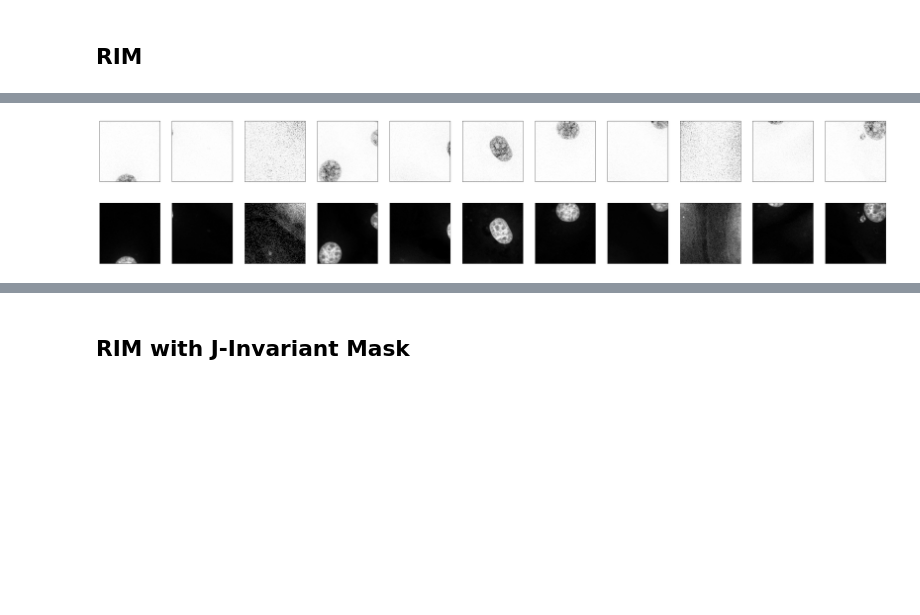
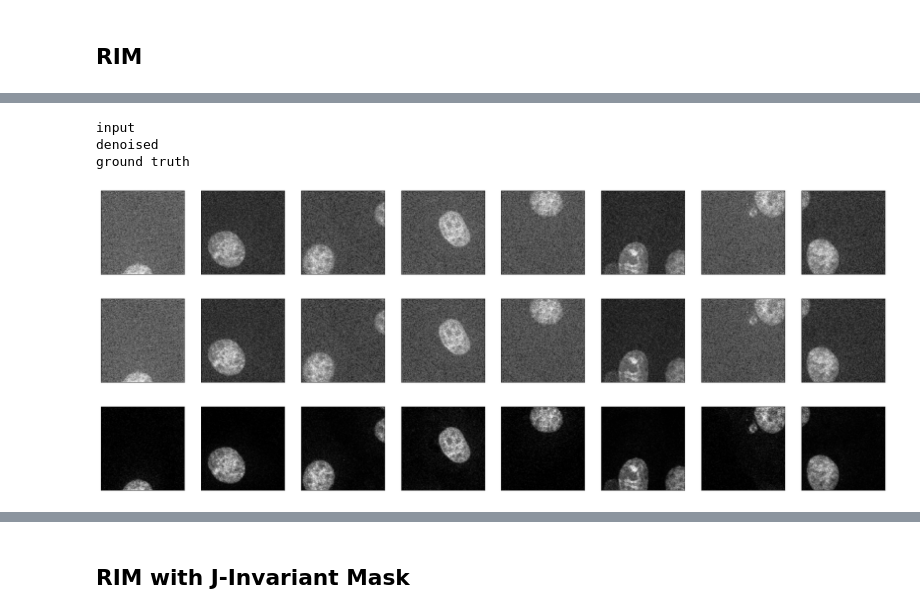
Before and after one commit to EmaadKhwaja/Deep-Learning-Denoising, a Jupyter notebook: Deep-Notebook.ipynb, the cells around one changed output, grey strips where cells are left out. Saved outputs shown, nothing was run; the diff lists cells and outputs as text; code cells hidden in the pictures; blank space fills up the shorter version.

Commit message:
fixed tensor multiplication
Updated

```diff
--- a/Deep-Notebook.ipynb
+++ b/Deep-Notebook.ipynb
@@ -60,7 +57,7 @@ newdataset = gtmatch(dataset1, dataset2, 50)
 batch_size=50
 from torch import randn
 def add_noise(img):
-    return img + randn(img.size())*0.01
+    return img + randn(img.size())*0.05
 
 class SyntheticNoiseDataset(Dataset):
     def __init__(self, data, mode='train'):
@@ -74,7 +71,7 @@ class SyntheticNoiseDataset(Dataset):
         img = self.data[index][0]
         return add_noise(img), img
 # %%
-#newdataset = SyntheticNoiseDataset(newdataset, 'train')
+newdataset = SyntheticNoiseDataset(newdataset, 'train')
 # %%
 from models.RIM import RIM
 from models.babyunet import BabyUnet
@@ -92,13 +89,13 @@ optimizer = Adam(model.parameters(), lr=0.001)
 from torch.utils.data.sampler import SequentialSampler
 validation_split = .2
 shuffle_dataset = False
-random_seed= 42
+random_seed = 42
 
 # Creating data indices for training and validation splits:
 dataset_size = len(newdataset)
 indices = list(range(dataset_size))
 split = int(np.floor(validation_split * dataset_size))
-if shuffle_dataset :
+if shuffle_dataset:
     np.random.seed(random_seed)
     np.random.shuffle(indices)
 train_indices, val_indices = indices[split:], indices[:split]
@@ -107,7 +104,8 @@ train_indices, val_indices = indices[split:], indices[:split]
 train_sampler = SequentialSampler(train_indices)
 valid_sampler = SequentialSampler(val_indices)
 
-train_loader = torch.utils.data.DataLoader(newdataset, batch_size=batch_size,sampler=train_sampler)
+train_loader = torch.utils.data.DataLoader(
+    newdataset, batch_size=batch_size, sampler=train_sampler)
 validation_loader = torch.utils.data.DataLoader(newdataset, batch_size=batch_size,
                                                 sampler=valid_sampler)
 # %% [markdown]
@@ -117,10 +115,10 @@ data_loader = train_loader
 
 losses = []
 val_losses = []
-clean_image_corr=[]
+clean_image_corr = []
 best_images = []
+noisy_input=[]
 best_val_loss = 1
-
 
 
 for i, batch in enumerate(data_loader):
@@ -131,11 +129,10 @@ for i, batch in enumerate(data_loader):
 
     net_input = noisy_images
 
-    if i==0:
+    if i == 0:
         st = torch.zeros(net_input.size())
 
-
-    net_output, st = model(net_input,st)
+    net_output, st = model(net_input, st)
 
     loss = loss_function(net_output, noisy_images)
 
@@ -148,22 +145,21 @@ for i, batch in enumerate(data_loader):
     losses.append(loss.item())
     model.eval()
 
-
     val_loss = loss_function(net_output, noisy_images)
 
     val_losses.append(val_loss.item())
-
-
 
     print("Loss (", i, "): \t", round(loss.item(), 4))
 
     if val_loss < best_val_loss:
         best_val_loss = val_loss
-        denoised=model(noisy_images,st)[1].detach()
+        denoised = model(noisy_images, st)[1].detach()
         denoised_arr = np.clip(denoised.numpy()[0, 0], 0, 1).astype(np.float64)
-        clean_comp=np.clip(clean_images.detach().cpu().numpy()[0, 0], 0, 1).astype(np.float64)
+        clean_comp = np.clip(clean_images.detach().cpu().numpy()[
+                             0, 0], 0, 1).astype(np.float64)
         best_psnr = compare_psnr(denoised_arr, clean_comp)
-        best_images.append(denoised*net_input)
+        noisy_input.append(net_input)
+        best_images.append(net_input*denoised)
         clean_image_corr.append(clean_images)
         print("\tModel PSNR: ", np.round(best_psnr, 2))
 # %% [output]
@@ -188,9 +184,17 @@ Loss ( 15 ):     0.0185
-# %%
-plot_tensors(best_images)
-plot_tensors(clean_image_corr)
-# %% [output]
-[figure, removed]
-[figure, removed]
+# %%
+print('input')
+plot_tensors(noisy_input)
+print('denoised')
+plot_tensors(best_images)
+print('ground truth')
+plot_tensors(clean_image_corr)
+# %% [output]
+input
+denoised
+ground truth
+[figure, added]
+[figure, added]
+[figure, added]
 # %%
 i, test_batch = next(enumerate(validation_loader))
 noisy, clean = test_batch
```
Also changed, not shown: parts of 15 cells of this notebook, 9 other files.
